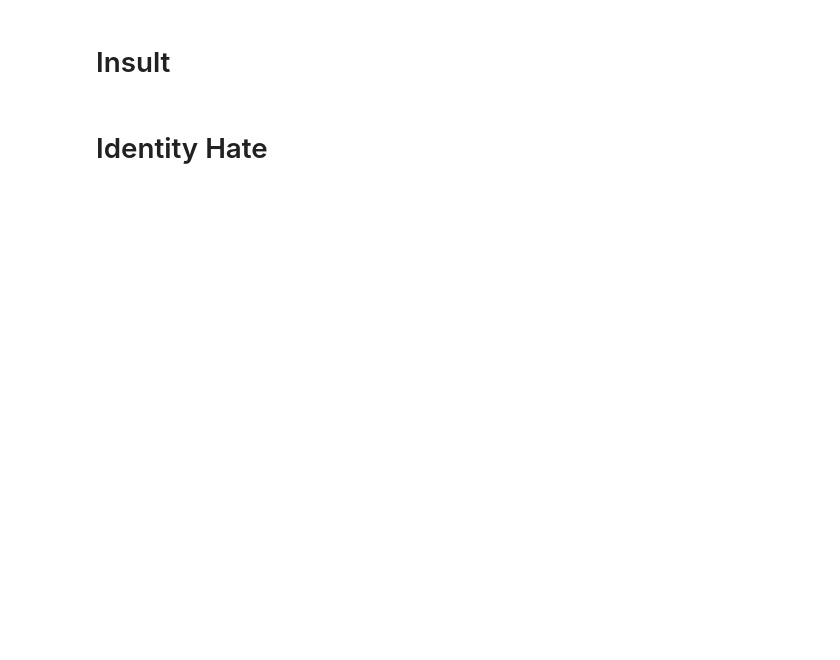
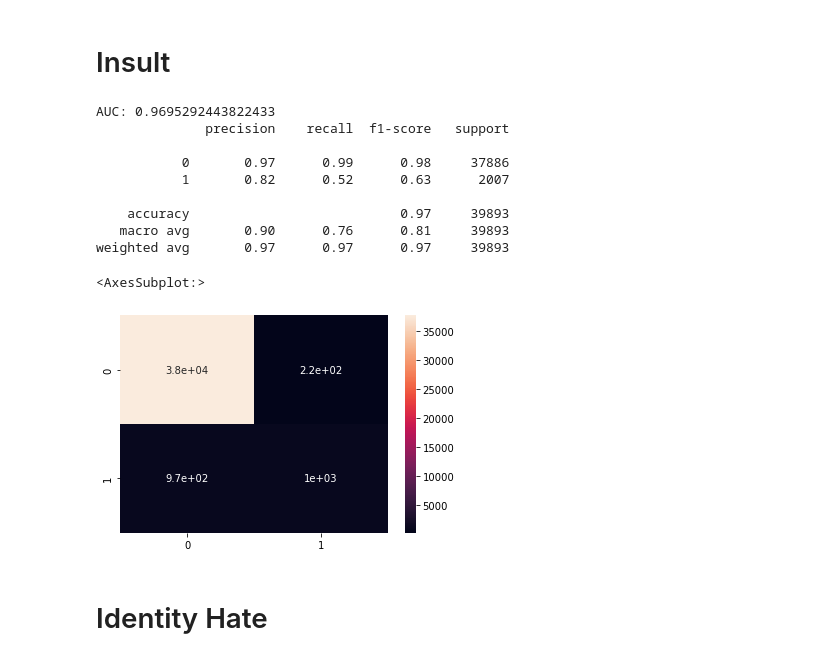
Before and after one commit to shaunmcgregor/ItML_Project_1_Students, a Jupyter notebook: proj_1_start.ipynb, the cells around one changed output. Drawn from its saved outputs; the diff is of its cells as text; code cells hidden in the pictures; blank space fills up the shorter version.

```diff
--- a/proj_1_start.ipynb
+++ b/proj_1_start.ipynb
@@ -218,31 +232,37 @@ KeyboardInterrupt:
 # %% [markdown]
 # Insult
 # %%
-#SPLITTING THE TRAINING DATASET INTO TRAINING AND VALIDATION
+ # Split data - using the new dataframe parts that we cleaned up.
+insult = train_df[["id","comment_text","insult"]]
+iX_train, iX_test, iy_train, iy_test = train_test_split(cleanText,insult["insult"])
 
-# Split data - using the new dataframe parts that we cleaned up.
-# X_train, X_test, y_train, y_test = train_test_split(insult["clean_text"],insult["insult"])
+#model fitting
+insultModel = LogisticRegression(n_jobs=-1)
+insultModel.fit(iX_train, iy_train)
 
-# #Word2vec
-# # Fit and transform
-# insultMeanEmbeddingVectorizer = MeanEmbeddingVectorizer(w2vToxic)
+#Predict y value for test dataset
+iy_predict = insultModel.predict(iX_test)
+iy_prob = insultModel.predict_proba(iX_test)[:,1]
 
-# X_train_vectors_w2v = insultMeanEmbeddingVectorizer.transform(X_train)
-# X_test_vectors_w2v = insultMeanEmbeddingVectorizer.transform(X_test)
+#calculate scores
+fpr, tpr, thresholds = roc_curve(iy_test, iy_prob)
+roc_auc = auc(fpr, tpr)
+print('AUC:', roc_auc)
 
-# insultModel = RandomForestClassifier()
-# insultModel.fit(X_train_vectors_w2v, y_train)  #model
-
-# #Predict y value for test dataset
-# y_predict = insultModel.predict(X_test_vectors_w2v)
-# y_prob = insultModel.predict_proba(X_test_vectors_w2v)[:,1]
-
-# fpr, tpr, thresholds = roc_curve(y_test, y_prob)
-# roc_auc = auc(fpr, tpr)
-# print('AUC:', roc_auc)
-
-# print(classification_report(y_test, y_predict))
-# sns.heatmap(confusion_matrix(y_test, y_predict), annot=True)
+print(classification_report(iy_test, iy_predict))
+sns.heatmap(confusion_matrix(iy_test, iy_predict), annot=True)
+# %% [output]
+AUC: 0.9695292443822433
+              precision    recall  f1-score   support
+
+           0       0.97      0.99      0.98     37886
+           1       0.82      0.52      0.63      2007
+
+    accuracy                           0.97     39893
+   macro avg       0.90      0.76      0.81     39893
+weighted avg       0.97      0.97      0.97     39893
+<AxesSubplot:>
+[figure, added]
 # %% [markdown]
 # Identity Hate
 # %%
```
Also changed, not shown: parts of 11 cells of this notebook.
